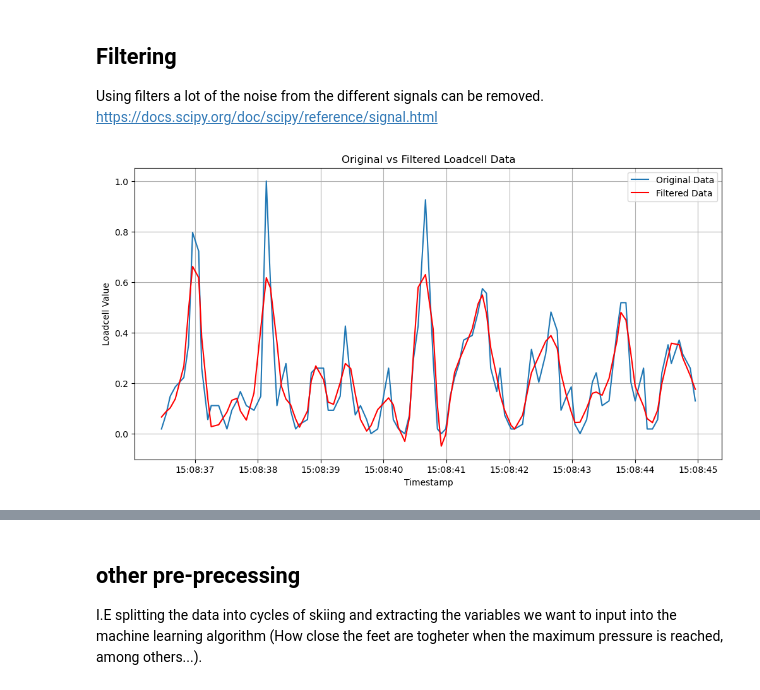
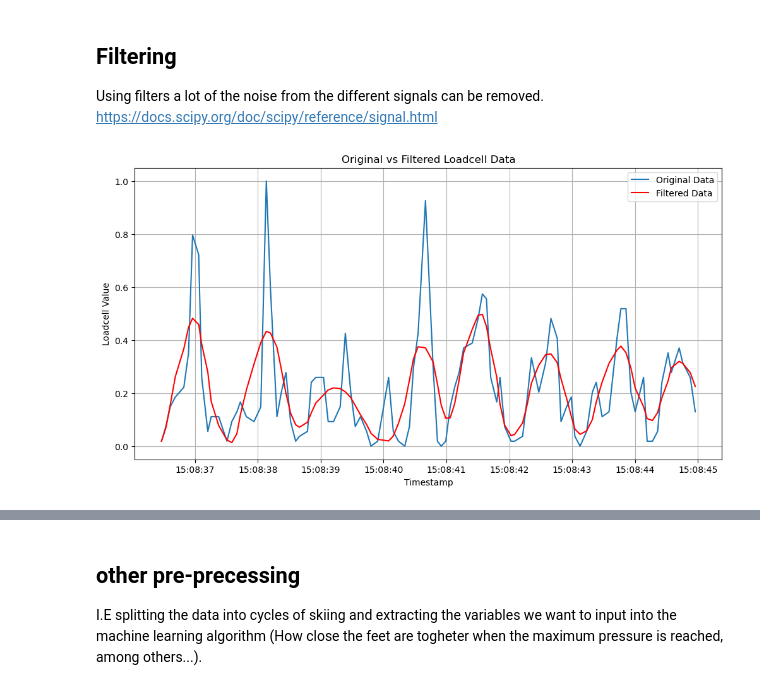
Before and after one commit to Husmarke/Kandidat-Cross-Country-Technique, a Jupyter notebook: kandidat_kod.ipynb, the cells around one changed output, grey strips where cells are left out. Drawn from its saved outputs; the diff is of its cells as text; code cells hidden in the pictures.

```diff
--- a/kandidat_kod.ipynb
+++ b/kandidat_kod.ipynb
@@ -303,32 +303,32 @@ def filter_signal(data, cutoff_freq, sampling_rate, filter_order=4):
     """Applies a low-pass Butterworth filter to the data."""
     nyquist = 0.5 * sampling_rate
     if cutoff_freq >= nyquist:
         raise ValueError(f"Cutoff frequency must be less than the Nyquist frequency ({nyquist} Hz).")
     normal_cutoff = cutoff_freq / nyquist
     b, a = spsig.butter(filter_order, normal_cutoff, btype='low', analog=False)
     filtered_data = spsig.filtfilt(b, a, data)
     return filtered_data
 
 # use the filter_signal function to filter the loadcell data
-cutoff_freq = 1.2  # cutoff frequency in Hz
+cutoff_freq = 1  # cutoff frequency in Hz
 try:
     # Filter the loadcell data
     filtered_data = filter_signal(log_df['loadcell1H'], cutoff_freq, sampling_rate)
     # Plot the original and filtered data
     # variables of cutoff for the plot
     time1 = 2100
     time2 = 2200
 
     plt.figure(figsize=(12, 6))
     plt.plot(log_df['Timestamp'][time1:time2], log_df['loadcell1H'][time1:time2], label='Original Data')
     plt.plot(log_df['Timestamp'][time1:time2], filtered_data[time1:time2], label='Filtered Data', color='red')
     plt.title('Original vs Filtered Loadcell Data')
     plt.xlabel('Timestamp')
     plt.ylabel('Loadcell Value')
     plt.legend()
     plt.grid()
     plt.show()
 except ValueError as e:
     print(f"Error: {e}")
 # %% [output]
-[figure, old version]
+[figure, new version]
```
Also changed, not shown: parts of 2 cells of this notebook.
